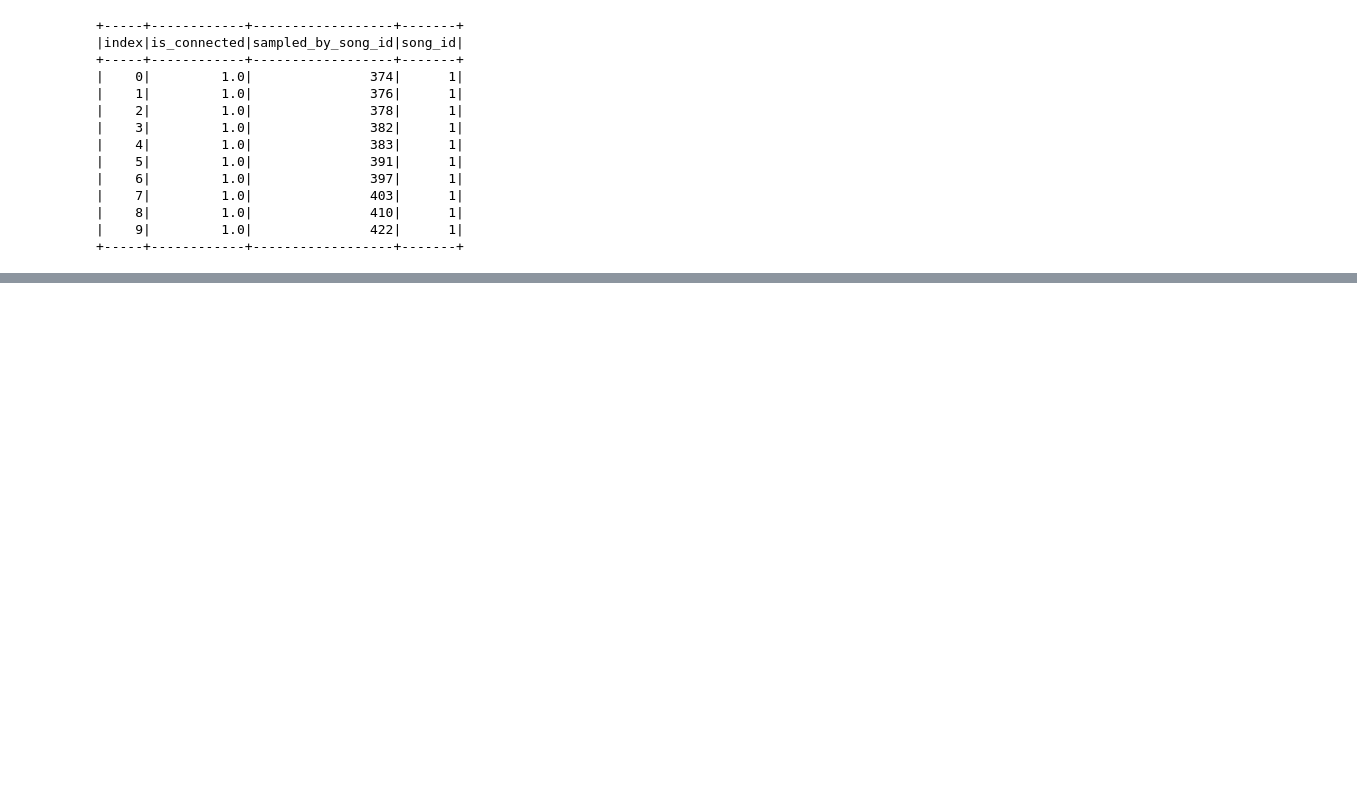
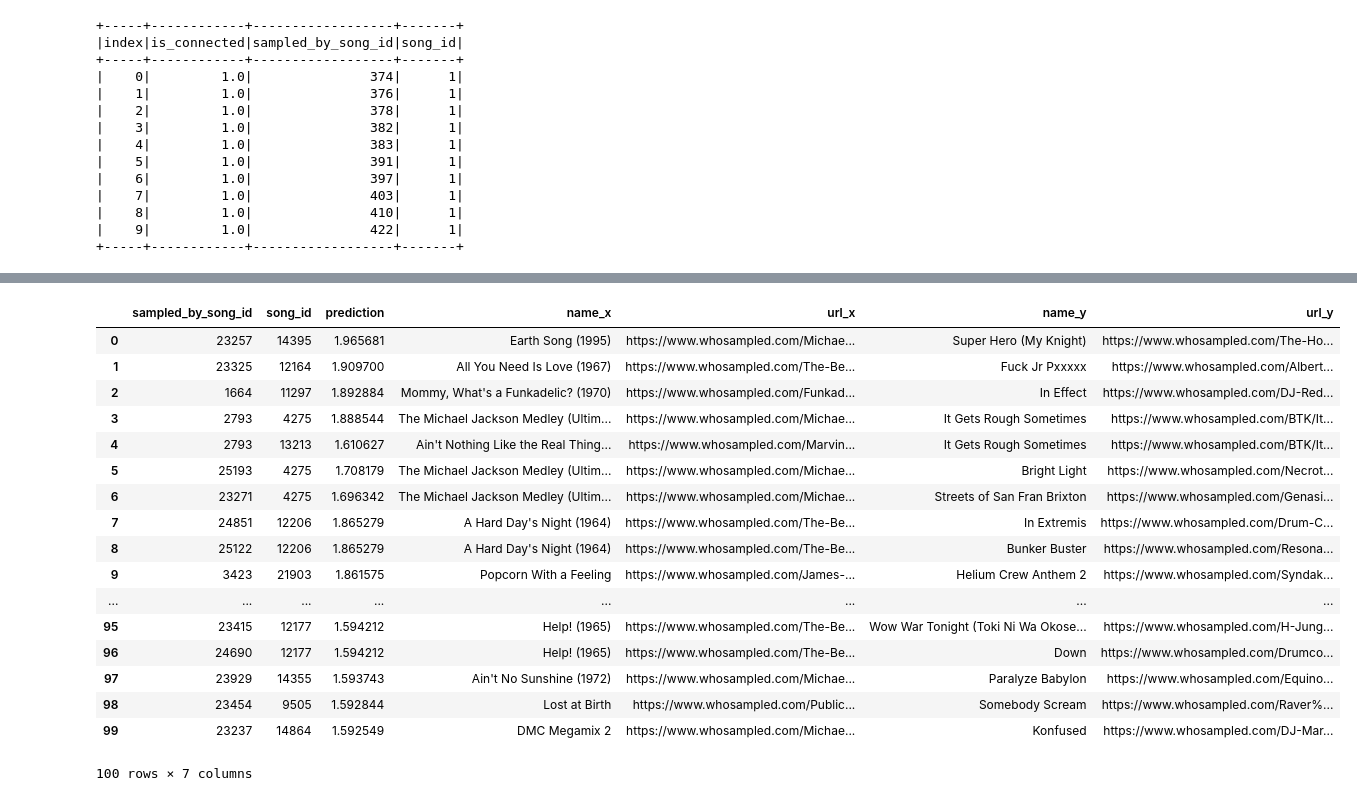
Before and after one commit to brettashley/ml-mix-lab, a Jupyter notebook: notebooks/initial-model.ipynb, the cells around one changed output, grey strips where cells are left out. Saved outputs shown, nothing was run; the diff lists cells and outputs as text; code cells hidden in the pictures; blank space fills up the shorter version.

```diff
--- a/notebooks/initial-model.ipynb
+++ b/notebooks/initial-model.ipynb
@@ -409,0 +392,2 @@ sr.RMSE(preds, has_nan_values=True)
+# %%
+preds_df = preds.toPandas()
@@ -409,0 +398,3 @@ sr.RMSE(preds, has_nan_values=True)
+# %%
+df = preds_df.loc[preds_df['is_connected'] == 0,:]
+checks = df.sort_values('prediction', ascending=False).head(100)
@@ -409,0 +410,27 @@ sr.RMSE(preds, has_nan_values=True)
+# %%
+check_merge_song1 = (checks.merge(songs, left_on='song_id', right_on='id')
+                     .drop(columns=['artist_id', 'id', 'scraped', 'index'], axis=1))
+# %%
+check_merge_songs = (check_merge_song1.merge(songs, left_on='sampled_by_song_id', right_on='id')
+    .drop(columns=['artist_id', 'id', 'scraped', 'is_connected'], axis=1))
+# %%
+check_merge_songs
+# %% [output]
+|  | sampled_by_song_id | song_id | prediction | name_x | url_x | name_y | url_y |
+| 0 | 23257 | 14395 | 1.965681 | Earth Song (1995) | https://www.whosampled.com/Michae... | Super Hero (My Knight) | https://www.whosampled.com/The-Ho... |
+| 1 | 23325 | 12164 | 1.909700 | All You Need Is Love (1967) | https://www.whosampled.com/The-Be... | Fuck Jr Pxxxxx | https://www.whosampled.com/Albert... |
+| 2 | 1664 | 11297 | 1.892884 | Mommy, What's a Funkadelic? (1970) | https://www.whosampled.com/Funkad... | In Effect | https://www.whosampled.com/DJ-Red... |
+| 3 | 2793 | 4275 | 1.888544 | The Michael Jackson Medley (Ultim... | https://www.whosampled.com/Michae... | It Gets Rough Sometimes | https://www.whosampled.com/BTK/It... |
+| 4 | 2793 | 13213 | 1.610627 | Ain't Nothing Like the Real Thing... | https://www.whosampled.com/Marvin... | It Gets Rough Sometimes | https://www.whosampled.com/BTK/It... |
+| 5 | 25193 | 4275 | 1.708179 | The Michael Jackson Medley (Ultim... | https://www.whosampled.com/Michae... | Bright Light | https://www.whosampled.com/Necrot... |
+| 6 | 23271 | 4275 | 1.696342 | The Michael Jackson Medley (Ultim... | https://www.whosampled.com/Michae... | Streets of San Fran Brixton | https://www.whosampled.com/Genasi... |
+| 7 | 24851 | 12206 | 1.865279 | A Hard Day's Night (1964) | https://www.whosampled.com/The-Be... | In Extremis | https://www.whosampled.com/Drum-C... |
+| 8 | 25122 | 12206 | 1.865279 | A Hard Day's Night (1964) | https://www.whosampled.com/The-Be... | Bunker Buster | https://www.whosampled.com/Resona... |
+| 9 | 3423 | 21903 | 1.861575 | Popcorn With a Feeling | https://www.whosampled.com/James-... | Helium Crew Anthem 2 | https://www.whosampled.com/Syndak... |
+| ... | ... | ... | ... | ... | ... | ... | ... |
+| 95 | 23415 | 12177 | 1.594212 | Help! (1965) | https://www.whosampled.com/The-Be... | Wow War Tonight (Toki Ni Wa Okose... | https://www.whosampled.com/H-Jung... |
+| 96 | 24690 | 12177 | 1.594212 | Help! (1965) | https://www.whosampled.com/The-Be... | Down | https://www.whosampled.com/Drumco... |
+| 97 | 23929 | 14355 | 1.593743 | Ain't No Sunshine (1972) | https://www.whosampled.com/Michae... | Paralyze Babylon | https://www.whosampled.com/Equino... |
+| 98 | 23454 | 9505 | 1.592844 | Lost at Birth | https://www.whosampled.com/Public... | Somebody Scream | https://www.whosampled.com/Raver%... |
+| 99 | 23237 | 14864 | 1.592549 | DMC Megamix 2 | https://www.whosampled.com/Michae... | Konfused | https://www.whosampled.com/DJ-Mar... |
+100 rows × 7 columns
```
Also changed, not shown: parts of 10 cells of this notebook.
